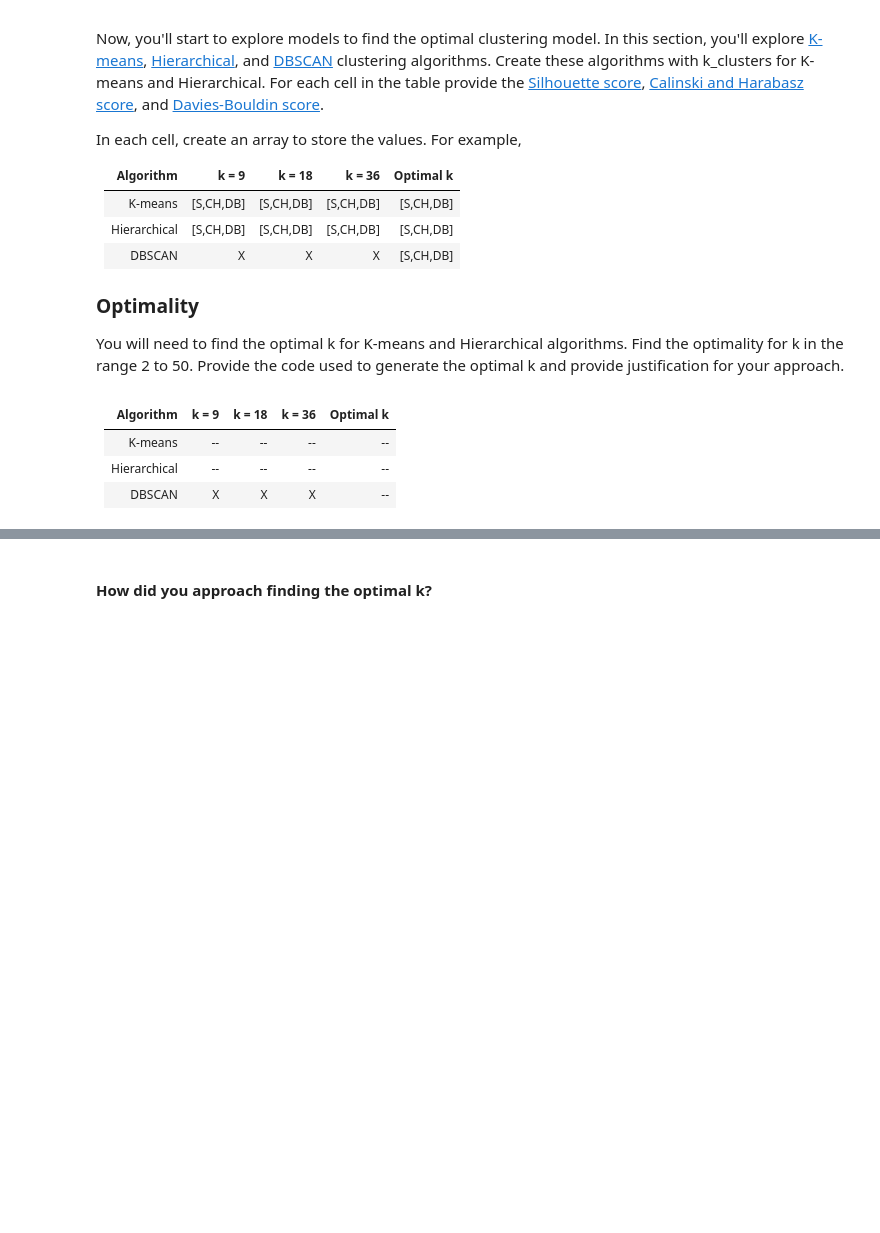
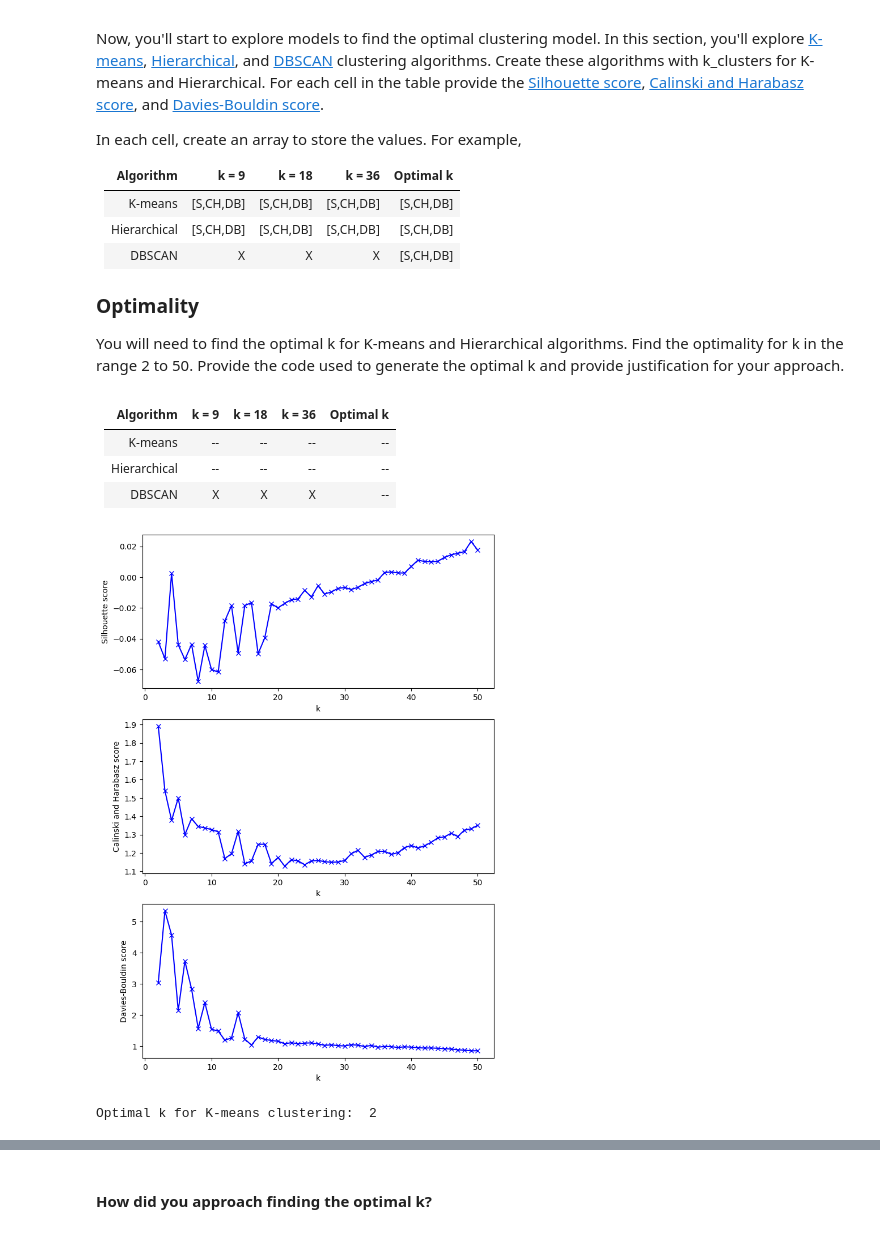
Before and after one commit to SShivPatell/cs5293sp23-project3, a Jupyter notebook: project3.ipynb, the cells around one changed output, grey strips where cells are left out. Saved outputs shown, nothing was run; the diff lists cells and outputs as text; code cells hidden in the pictures; blank space fills up the shorter version.

```diff
--- a/project3.ipynb
+++ b/project3.ipynb
@@ -519,0 +526,35 @@ Provide the code used to generate the optimal k and provide justification for yo
+# %%
+vectorizer = TfidfVectorizer()
+X = vectorizer.fit_transform(cleaned_text['text'])
+
+# Implement K-means clustering algorithm
+k_range = range(2, 51)
+sil_scores = []
+ch_scores = []
+db_scores = []
+for k in k_range:
+    kmeans = KMeans(n_clusters=k, random_state=0).fit(X)
+    labels = kmeans.labels_
+    sil_scores.append(silhouette_score(X, labels))
+    ch_scores.append(calinski_harabasz_score(X.toarray(), labels))
+    db_scores.append(davies_bouldin_score(X.toarray(), labels))
+
+# Plot K-means scores
+fig, ax = plt.subplots(3, 1, figsize=(8, 12))
+ax[0].plot(k_range, sil_scores, 'bx-')
+ax[0].set_xlabel('k')
+ax[0].set_ylabel('Silhouette score')
+ax[1].plot(k_range, ch_scores, 'bx-')
+ax[1].set_xlabel('k')
+ax[1].set_ylabel('Calinski and Harabasz score')
+ax[2].plot(k_range, db_scores, 'bx-')
+ax[2].set_xlabel('k')
+ax[2].set_ylabel('Davies-Bouldin score')
+plt.show()
+
+# Find the optimal value of k for K-means clustering
+optimal_k = np.argmax(ch_scores) + 2
+print("Optimal k for K-means clustering: ", optimal_k)
+# %% [output]
+[figure, added]
+Optimal k for K-means clustering:  2
```
Also changed, not shown: parts of 2 cells of this notebook.
